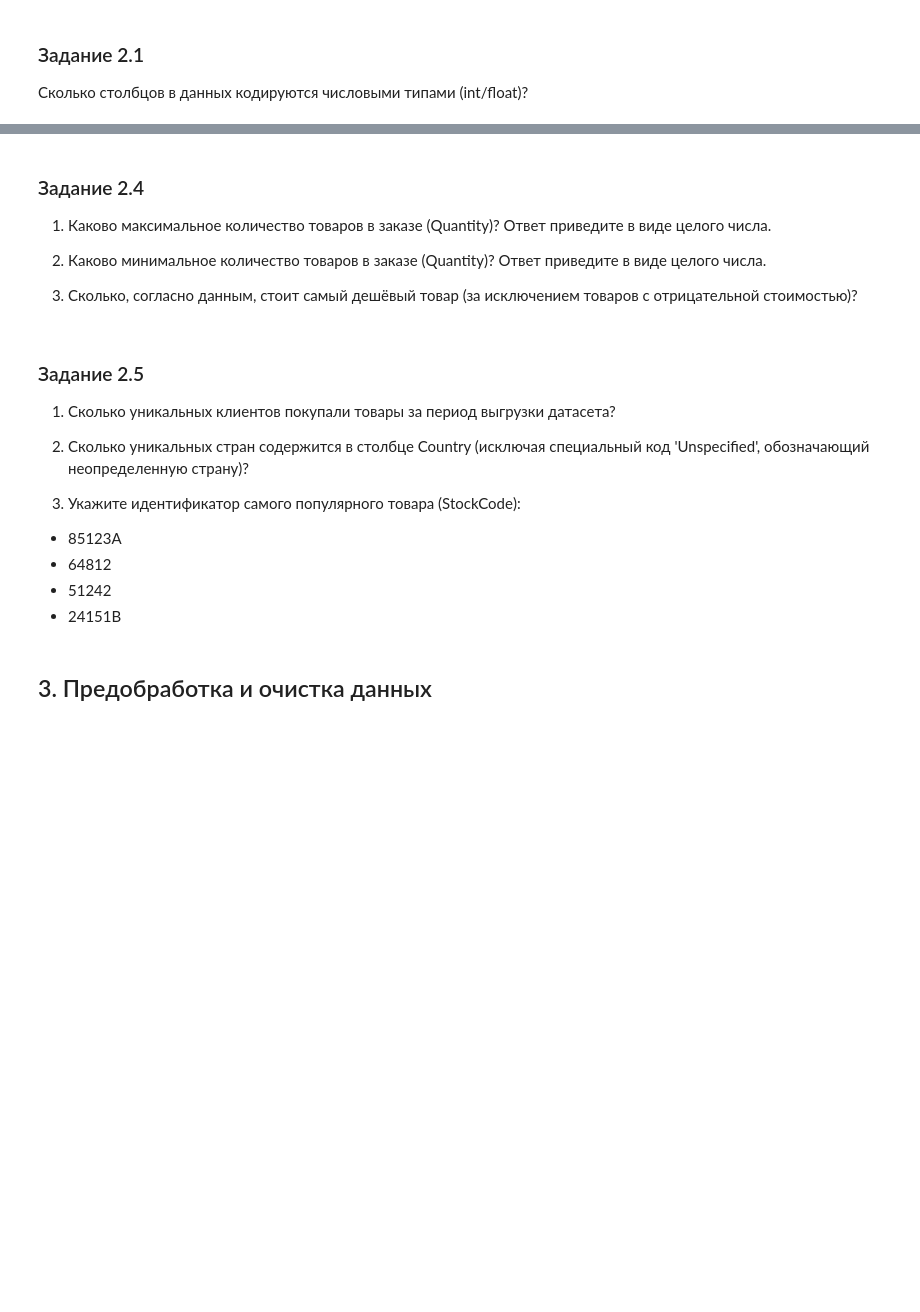
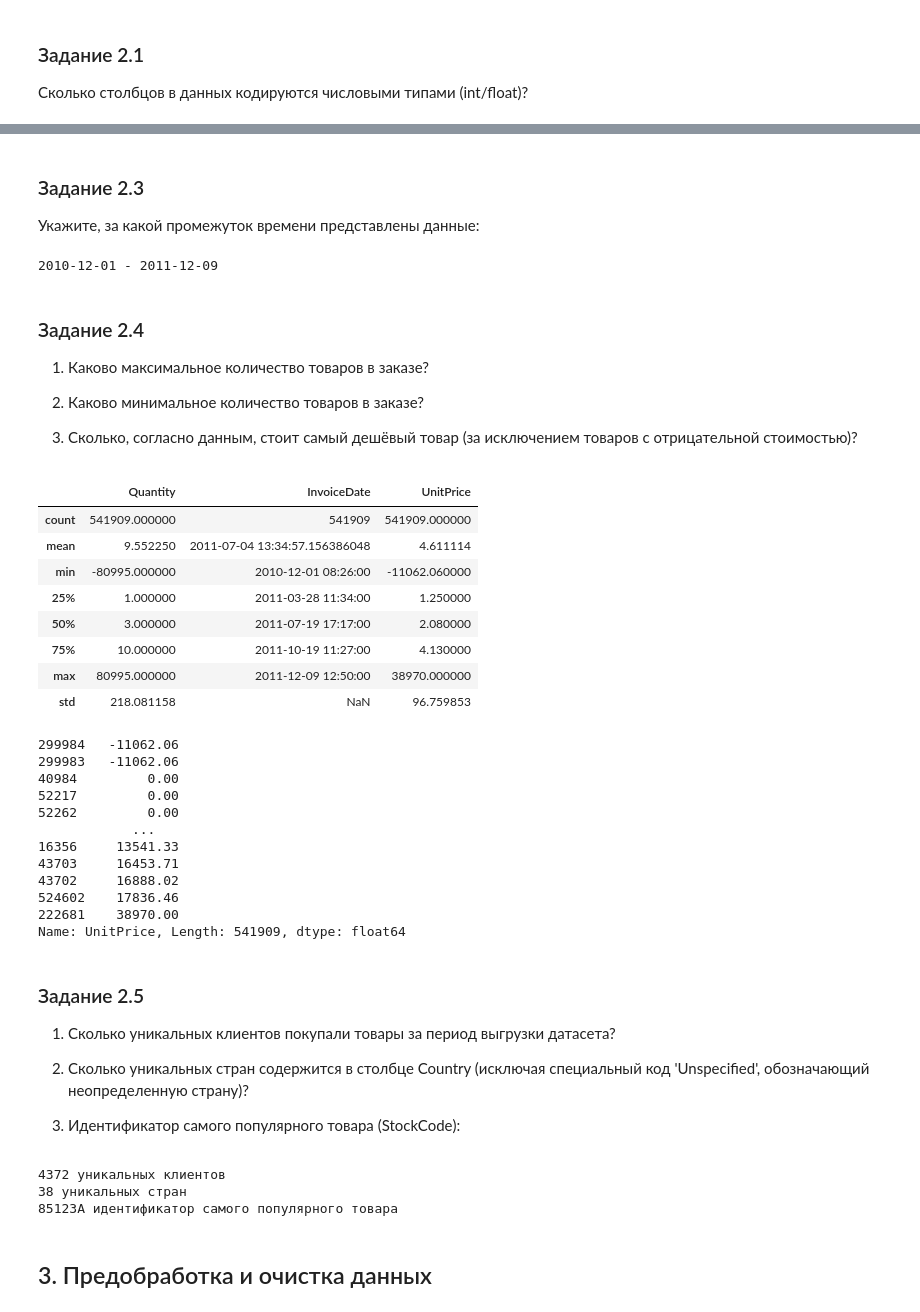
Before and after one commit to PlatArs/PROJECT-6, a Jupyter notebook: Project_6.ipynb, the cells around one changed output, grey strips where cells are left out. Drawn from its saved outputs; the diff is of its cells as text; code cells hidden in the pictures; blank space fills up the shorter version.

```diff
--- a/Project_6.ipynb
+++ b/Project_6.ipynb
@@ -91,22 +91,59 @@ data.head(5)
+# %% [markdown]
+### Задание 2.3
+Укажите, за какой промежуток времени представлены данные:
+# %%
+data['InvoiceDate'] = pd.to_datetime(data['InvoiceDate'])
+print(f'{data['InvoiceDate'].dt.date.min()} - {data['InvoiceDate'].dt.date.max()}')
+# %% [output]
+2010-12-01 - 2011-12-09
 # %% [markdown]
 ### Задание 2.4
 
-1) Каково максимальное количество товаров в заказе (Quantity)? Ответ приведите в виде целого числа.
+1) Каково максимальное количество товаров в заказе?
 
-2) Каково минимальное количество товаров в заказе (Quantity)? Ответ приведите в виде целого числа.
+2) Каково минимальное количество товаров в заказе?
 
 3) Сколько, согласно данным, стоит самый дешёвый товар (за исключением товаров с отрицательной стоимостью)?
+# %%
+display(data.describe())
+data['UnitPrice'].sort_values()
+# %% [output]
+|  | Quantity | InvoiceDate | UnitPrice |
+| count | 541909.000000 | 541909 | 541909.000000 |
+| mean | 9.552250 | 2011-07-04 13:34:57.156386048 | 4.611114 |
+| min | -80995.000000 | 2010-12-01 08:26:00 | -11062.060000 |
+| 25% | 1.000000 | 2011-03-28 11:34:00 | 1.250000 |
+| 50% | 3.000000 | 2011-07-19 17:17:00 | 2.080000 |
+| 75% | 10.000000 | 2011-10-19 11:27:00 | 4.130000 |
+| max | 80995.000000 | 2011-12-09 12:50:00 | 38970.000000 |
+| std | 218.081158 | NaN | 96.759853 |
+299984   -11062.06
+299983   -11062.06
+40984         0.00
+52217         0.00
+52262         0.00
+            ...
+16356     13541.33
+43703     16453.71
+43702     16888.02
+524602    17836.46
+222681    38970.00
+Name: UnitPrice, Length: 541909, dtype: float64
 # %% [markdown]
 ### Задание 2.5
 1) Сколько уникальных клиентов покупали товары за период выгрузки датасета?
 
 2) Сколько уникальных стран содержится в столбце Country (исключая специальный код 'Unspecified', обозначающий неопределенную страну)?
 
-3) Укажите идентификатор самого популярного товара (StockCode):
-* 85123A
-* 64812
-* 51242
-* 24151B
+3) Идентификатор самого популярного товара (StockCode):
+# %%
+print(data['CustomerID'].nunique(), 'уникальных клиентов')
+print(data['Country'].nunique(), 'уникальных стран')
+print(data['StockCode'].value_counts().index[0], 'идентификатор самого популярного товара')
+# %% [output]
+4372 уникальных клиентов
+38 уникальных стран
+85123A идентификатор самого популярного товара
 # %% [markdown]
 ## 3. Предобработка и очистка данных
 # %% [markdown]
```
Also changed, not shown: parts of 9 cells of this notebook.
